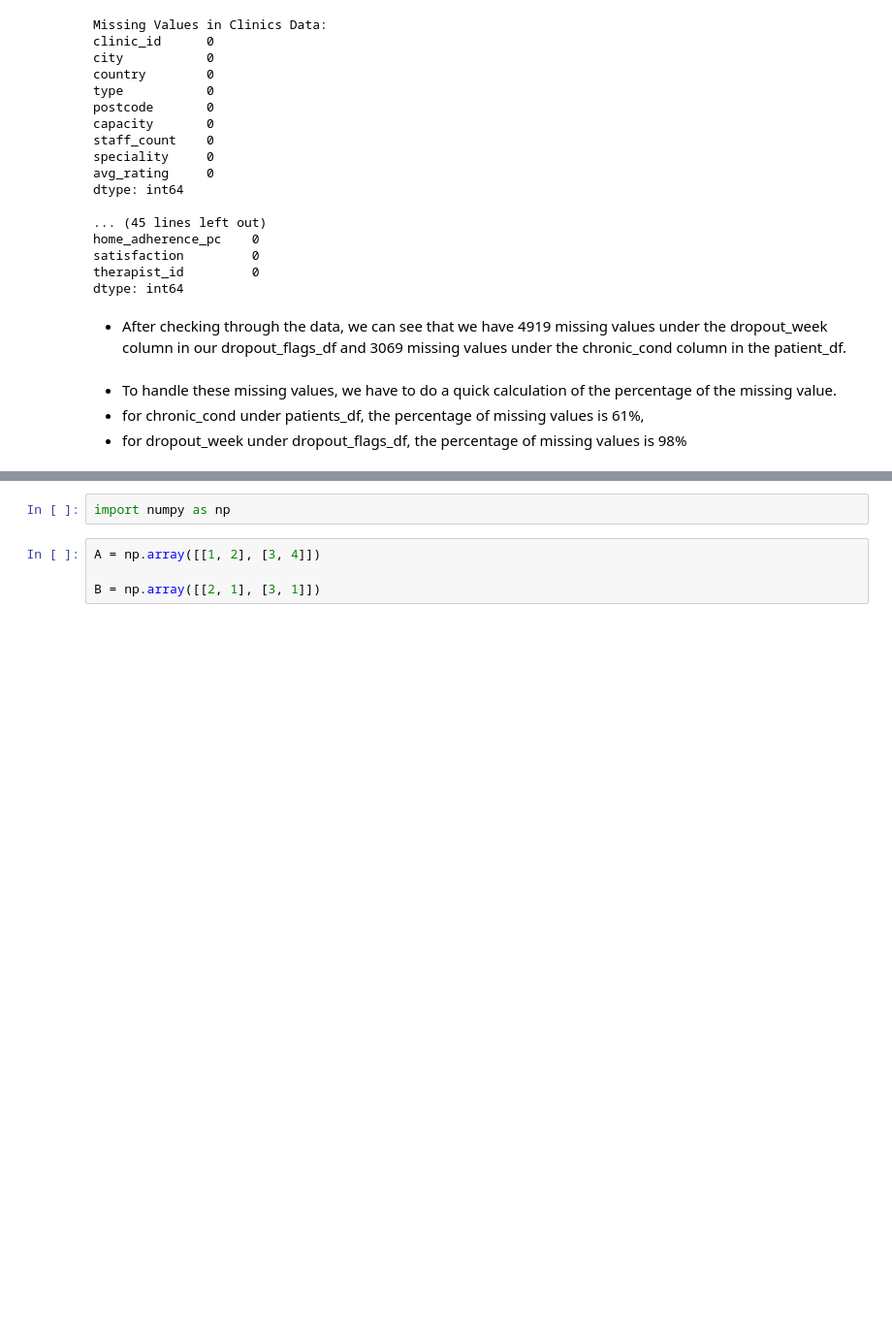
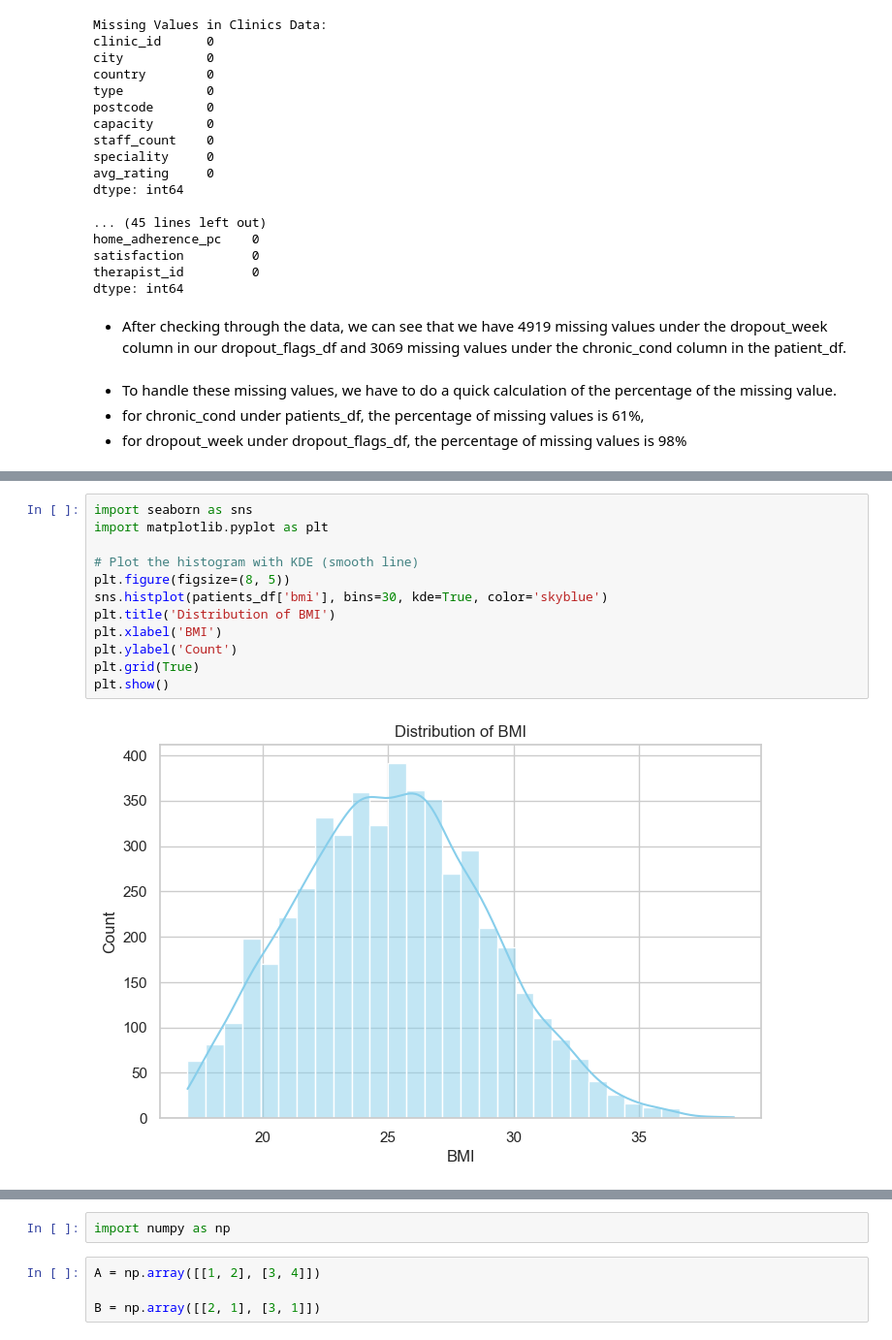
Before and after one commit to FlorenceRobinson-Tashie/MedOptix_Project, a Jupyter notebook: notebooks/med_optix.ipynb, the cells around one changed output, grey strips where cells are left out. Shown at 97% size. Drawn from its saved outputs; the diff is of its cells as text; blank space fills up the shorter version.

```diff
--- a/notebooks/med_optix.ipynb
+++ b/notebooks/med_optix.ipynb
@@ -729,0 +934,14 @@ sessions_df['date'] = pd.to_datetime(sessions_df['date'])
+# %%
+import seaborn as sns
+import matplotlib.pyplot as plt
+
+# Plot the histogram with KDE (smooth line)
+plt.figure(figsize=(8, 5))
+sns.histplot(patients_df['bmi'], bins=30, kde=True, color='skyblue')
+plt.title('Distribution of BMI')
+plt.xlabel('BMI')
+plt.ylabel('Count')
+plt.grid(True)
+plt.show()
+# %% [output]
+[figure, added]
```
Also changed, not shown: parts of 84 cells of this notebook.
